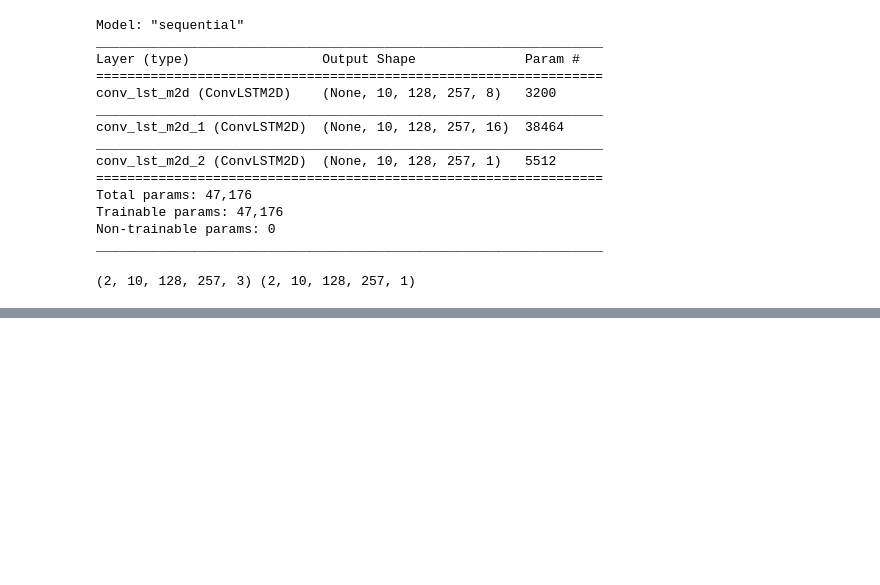
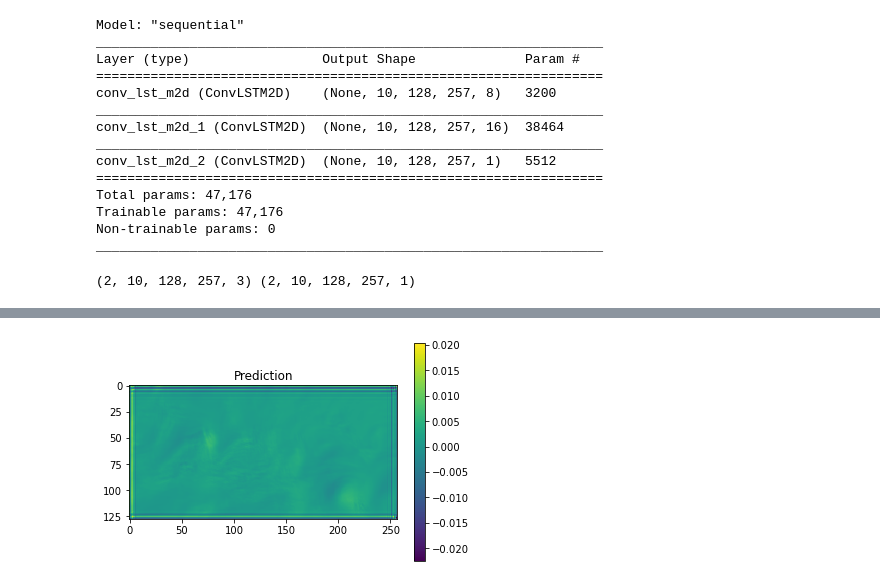
Before and after one commit to fastscience-ai/DL_Lab_TF_2023, a Jupyter notebook: convlstm.ipynb, the cells around one changed output, grey strips where cells are left out. Cells and saved outputs as stored; diff of their text form; code cells hidden in the pictures; blank space fills up the shorter version.

```diff
--- a/convlstm.ipynb
+++ b/convlstm.ipynb
@@ -178,5 +193,7 @@ plt.show()
 # %%
-plt.imshow(test_predictions[10,0,:,:,0], interpolation='none')
+plt.imshow(test_predictions[10,-1,:,:,0], interpolation='none')
 plt.title('Prediction')
 plt.colorbar(orientation='vertical')
 plt.show()
+# %% [output]
+[figure, added]
```
Also changed, not shown: parts of 7 cells of this notebook.
